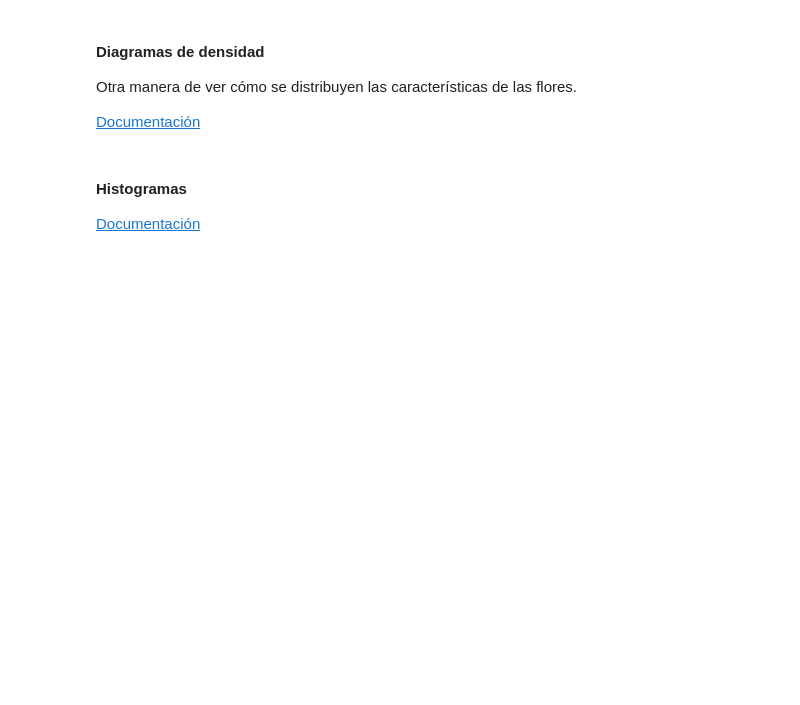
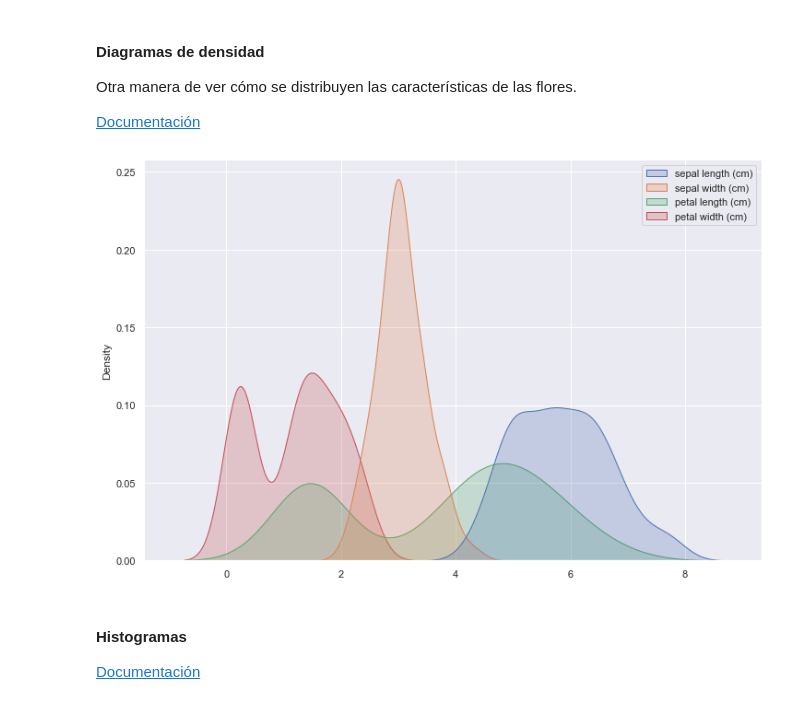
Before and after one commit to marcusRB/thebridgedsftene21, a Jupyter notebook: 2-Data Analysis/4-Visualizacion/2-Seaborn/EDA Seaborn.ipynb, the cells around one changed output. Saved outputs shown, nothing was run; the diff lists cells and outputs as text; code cells hidden in the pictures; blank space fills up the shorter version.

```diff
--- a/2-Data Analysis/4-Visualizacion/2-Seaborn/EDA Seaborn.ipynb
+++ b/2-Data Analysis/4-Visualizacion/2-Seaborn/EDA Seaborn.ipynb
@@ -285,6 +292,10 @@ Otra manera de ver cómo se distribuyen las características de las flores.
 [Documentación](https://seaborn.pydata.org/generated/seaborn.kdeplot.html)
 # %%
 plt.figure(figsize=(12,8))
+sns.kdeplot(data=iris_df[iris_df.columns.values[0:4]],
+           shade=True);
+# %% [output]
+[figure, added]
 # %% [markdown]
 #### Histogramas
 
```
Also changed, not shown: parts of 41 cells of this notebook, 5 other files.
